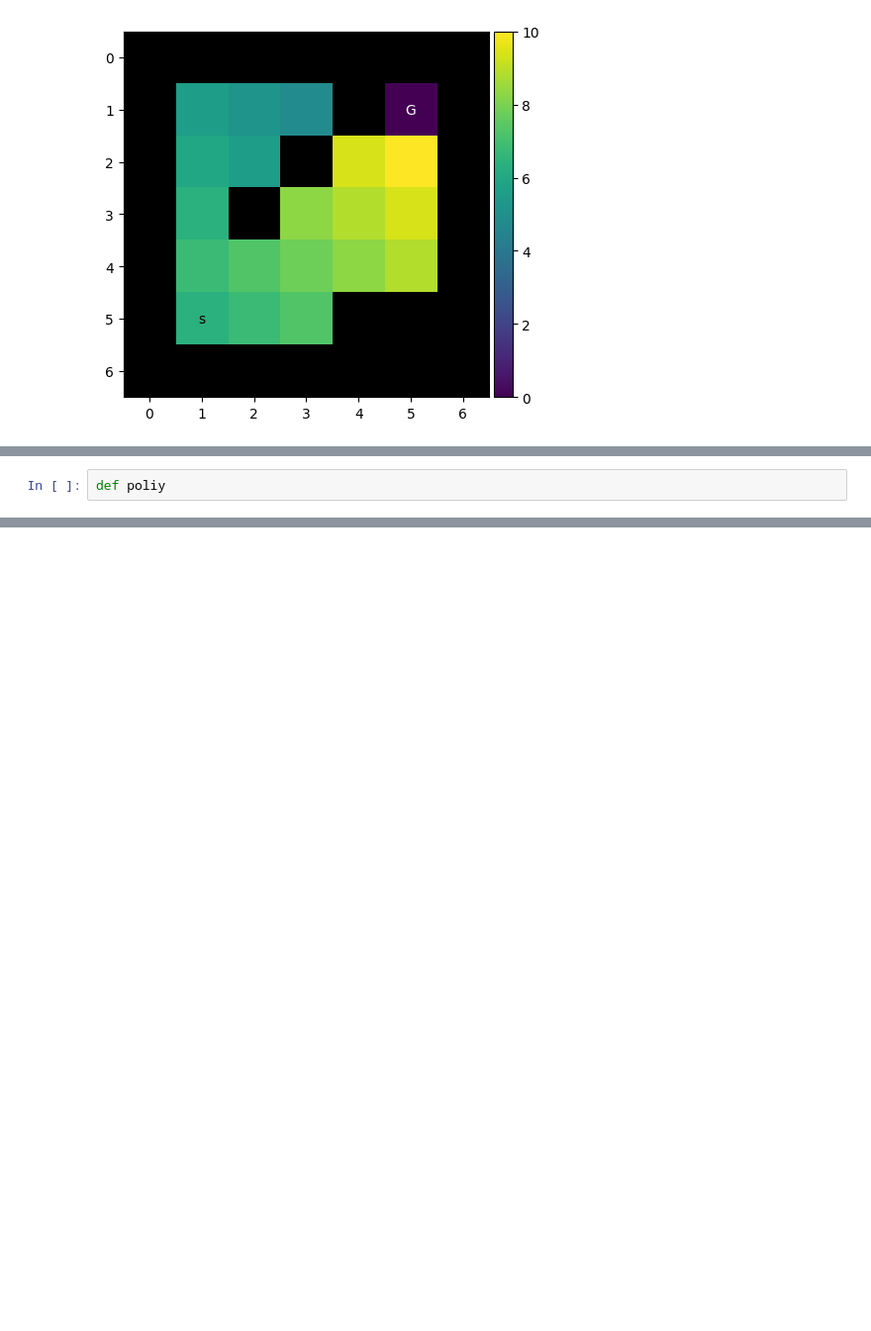
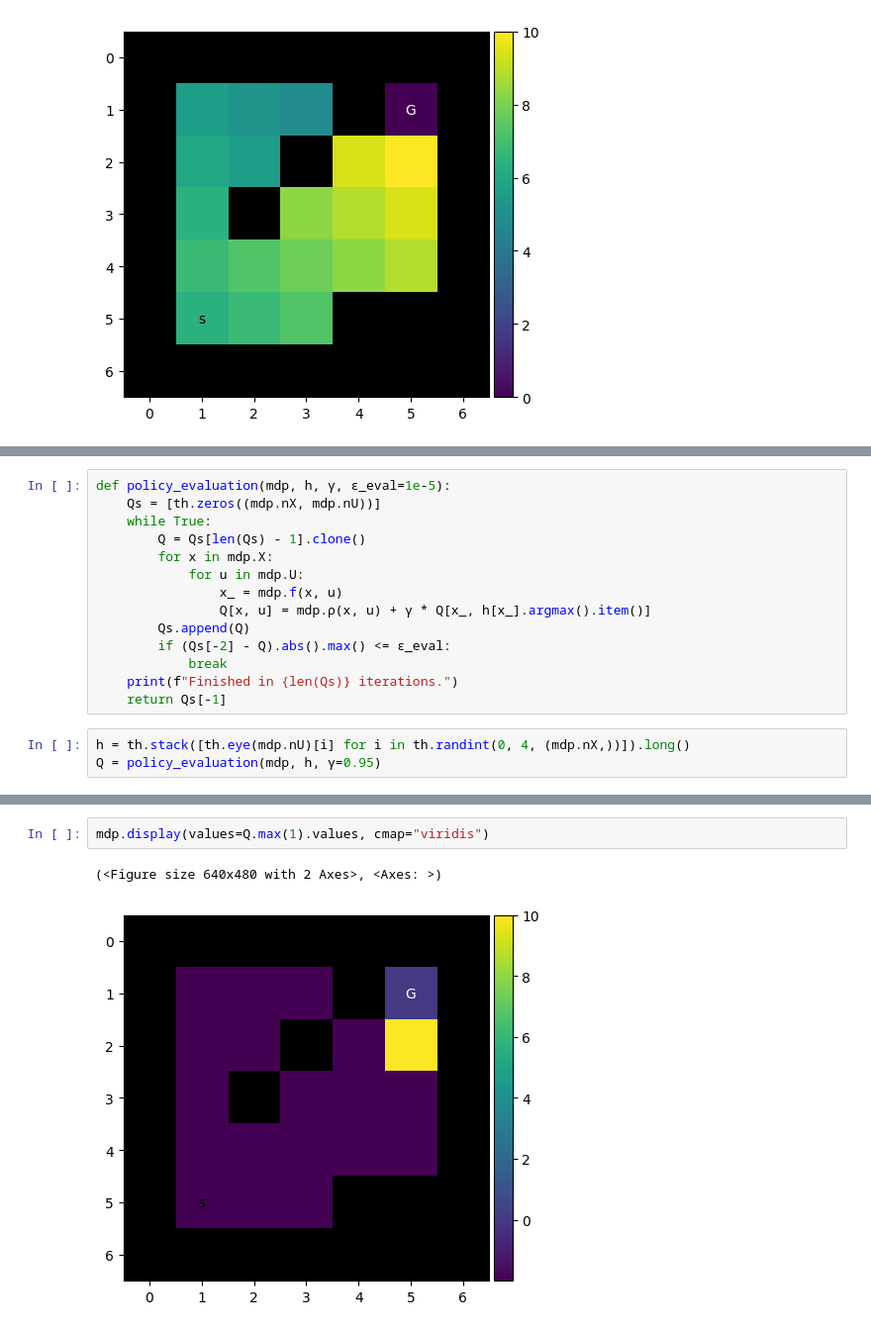
Before and after one commit to lucian-b/xyz, a Jupyter notebook: lab1/lab01_solved.ipynb, the cells around one changed output, grey strips where cells are left out. Shown at 99% size. Drawn from its saved outputs; the diff is of its cells as text; blank space fills up the shorter version.

Commit message:
Add policy iteration with q-values.

```diff
--- a/lab1/lab01_solved.ipynb
+++ b/lab1/lab01_solved.ipynb
@@ -320,2 +320,17 @@ It receives:
 # %%
-def poliy
+def policy_evaluation(mdp, h, γ, ε_eval=1e-5):
+    Qs = [th.zeros((mdp.nX, mdp.nU))]
+    while True:
+        Q = Qs[len(Qs) - 1].clone()
+        for x in mdp.X:
+            for u in mdp.U:
+                x_ = mdp.f(x, u)
+                Q[x, u] = mdp.ρ(x, u) + γ * Q[x_, h[x_].argmax().item()]
+        Qs.append(Q)
+        if (Qs[-2] - Q).abs().max() <= ε_eval:
+            break
+    print(f"Finished in {len(Qs)} iterations.")
+    return Qs[-1]
+# %%
+h = th.stack([th.eye(mdp.nU)[i] for i in th.randint(0, 4, (mdp.nX,))]).long()
+Q = policy_evaluation(mdp, h, γ=0.95)
@@ -322,2 +339,7 @@ def poliy
+# %%
+mdp.display(values=Q.max(1).values, cmap="viridis")
+# %% [output]
+(<Figure size 640x480 with 2 Axes>, <Axes: >)
+[figure, added]
 # %%
 def policy_iteration(mdp, γ):
```
Also changed, not shown: parts of 6 cells of this notebook.
